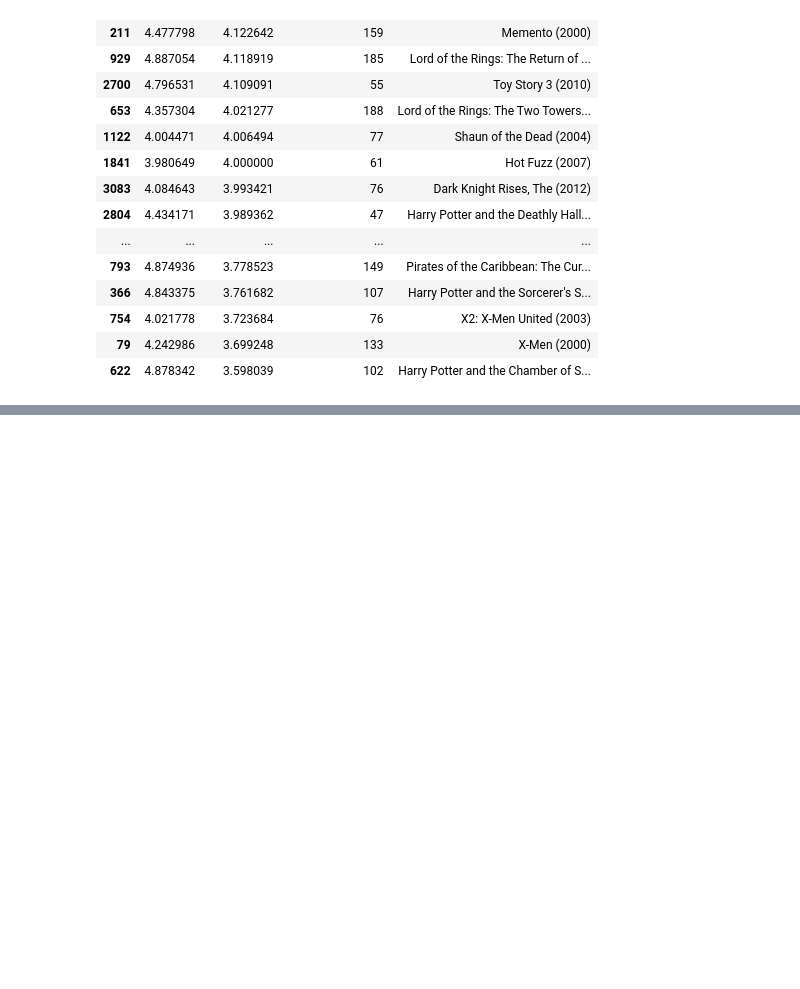
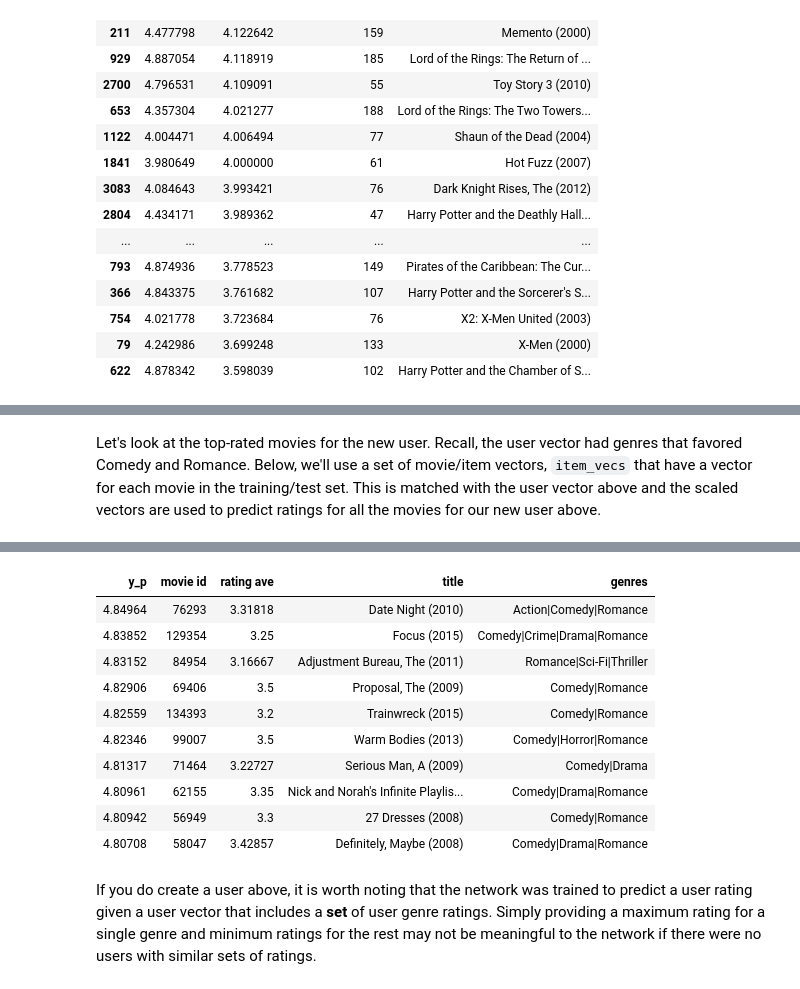
Before and after one commit to KumaarBalbir/py101, a Jupyter notebook: ml/unsupervised.ipynb, the cells around one changed output, grey strips where cells are left out. Drawn from its saved outputs; the diff is of its cells as text; code cells hidden in the pictures; blank space fills up the shorter version.

```diff
--- a/ml/unsupervised.ipynb
+++ b/ml/unsupervised.ipynb
@@ -1070,0 +1273,9 @@ movieList_df.loc[ix[:300]].loc[filter].sort_values("mean rating", ascending=Fals
+# %%
+tf.random.set_seed(1)
+cost_fn = tf.keras.losses.MeanSquaredError()
+opt = keras.optimizers.Adam(learning_rate=0.01)
+model.compile(optimizer=opt,
+              loss=cost_fn)
+# %%
+tf.random.set_seed(1)
+model.fit([user_train[:, u_s:], item_train[:, i_s:]], ynorm_train, epochs=30)
@@ -1070,0 +1313,38 @@ movieList_df.loc[ix[:300]].loc[filter].sort_values("mean rating", ascending=Fals
+# %%
+new_user_id = 5000
+new_rating_ave = 1.0
+new_action = 1.0
+new_adventure = 1
+new_animation = 1
+new_childrens = 1
+new_comedy = 5
+new_crime = 1
+new_documentary = 1
+new_drama = 1
+new_fantasy = 1
+new_horror = 1
+new_mystery = 1
+new_romance = 5
+new_scifi = 5
+new_thriller = 1
+new_rating_count = 3
+
+user_vec = np.array([[new_user_id, new_rating_count, new_rating_ave,
+                      new_action, new_adventure, new_animation, new_childrens,
+                      new_comedy, new_crime, new_documentary,
+                      new_drama, new_fantasy, new_horror, new_mystery,
+                      new_romance, new_scifi, new_thriller]])
+# %% [markdown]
+
+Let's look at the top-rated movies for the new user. Recall, the user vector had genres that favored Comedy and Romance.
+Below, we'll use a set of movie/item vectors, `item_vecs` that have a vector for each movie in the training/test set. This is matched with the user vector above and the scaled vectors are used to predict ratings for all the movies for our new user above.
+# %%
+# generate and replicate the user vector to match the number movies in the data set.
+user_vecs = gen_user_vecs(user_vec,len(item_vecs))
+
+# scale the vectors and make predictions for all movies. Return results sorted by rating.
+sorted_index, sorted_ypu, sorted_items, sorted_user = predict_uservec(user_vecs,  item_vecs, model, u_s, i_s,
+                                                                       scaler, scalerUser, scalerItem, scaledata=scaledata)
+
+print_pred_movies(sorted_ypu, sorted_user, sorted_items, movie_dict, maxcount = 10)
+# %% [output]
@@ -1070,0 +1352,13 @@ movieList_df.loc[ix[:300]].loc[filter].sort_values("mean rating", ascending=Fals
+| y_p | movie id | rating ave | title | genres |
+| 4.84964 | 76293 | 3.31818 | Date Night (2010) | Action|Comedy|Romance |
+| 4.83852 | 129354 | 3.25 | Focus (2015) | Comedy|Crime|Drama|Romance |
+| 4.83152 | 84954 | 3.16667 | Adjustment Bureau, The (2011) | Romance|Sci-Fi|Thriller |
+| 4.82906 | 69406 | 3.5 | Proposal, The (2009) | Comedy|Romance |
+| 4.82559 | 134393 | 3.2 | Trainwreck (2015) | Comedy|Romance |
+| 4.82346 | 99007 | 3.5 | Warm Bodies (2013) | Comedy|Horror|Romance |
+| 4.81317 | 71464 | 3.22727 | Serious Man, A (2009) | Comedy|Drama |
+| 4.80961 | 62155 | 3.35 | Nick and Norah's Infinite Playlis... | Comedy|Drama|Romance |
+| 4.80942 | 56949 | 3.3 | 27 Dresses (2008) | Comedy|Romance |
+| 4.80708 | 58047 | 3.42857 | Definitely, Maybe (2008) | Comedy|Drama|Romance |
+# %% [markdown]
+If you do create a user above, it is worth noting that the network was trained to predict a user rating given a user vector that includes a **set** of user genre ratings.  Simply providing a maximum rating for a single genre and minimum ratings for the rest may not be meaningful to the network if there were no users with similar sets of ratings.
```
Also changed, not shown: parts of 41 cells of this notebook.
